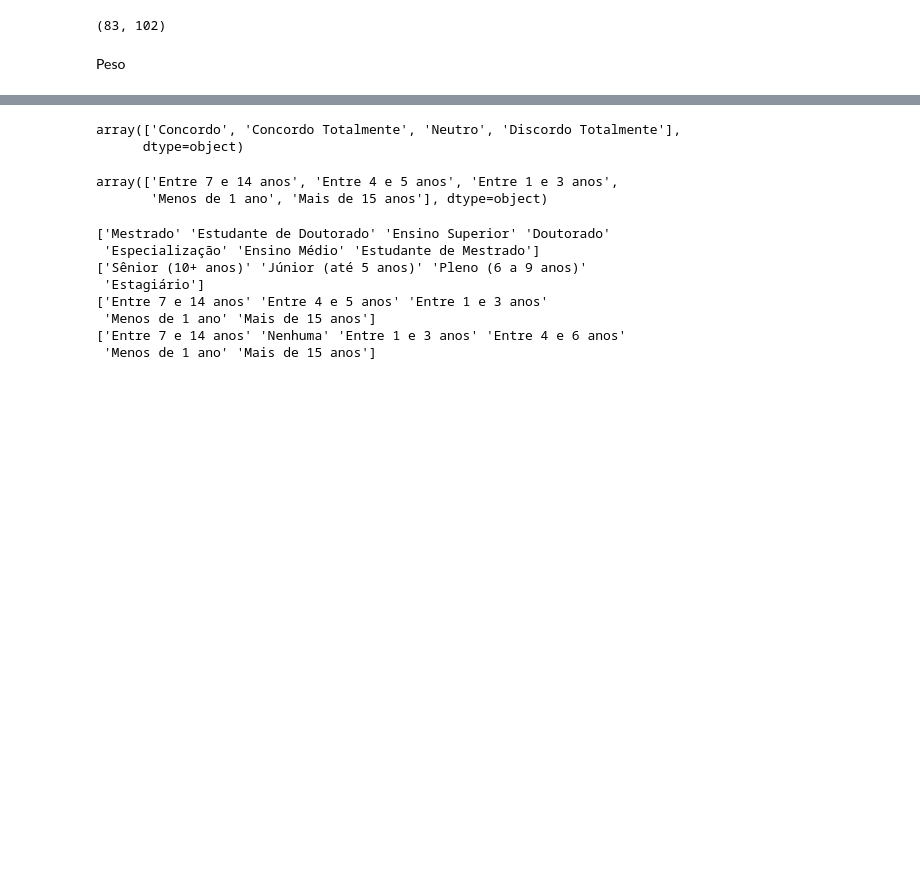
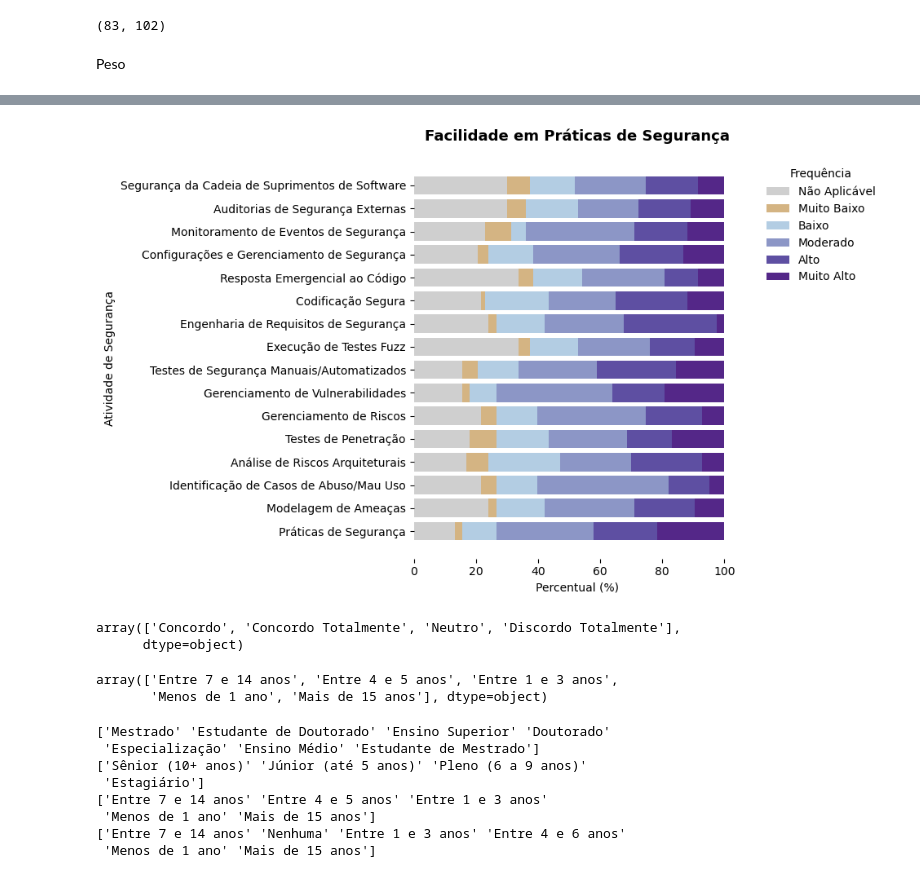
Before and after one commit to reset-ufc/appsec-practices-characterization-survey, a Jupyter notebook: Análise_Facilidade_frequencia_e_eficácia_(COM_PESO).ipynb, the cells around one changed output, grey strips where cells are left out. Drawn from its saved outputs; the diff is of its cells as text; code cells hidden in the pictures; blank space fills up the shorter version.

```diff
--- a/Análise_Facilidade_frequencia_e_eficácia_(COM_PESO).ipynb
+++ b/Análise_Facilidade_frequencia_e_eficácia_(COM_PESO).ipynb
@@ -185,3 +435,7 @@ colunas_essencialidade = ['Qual a sua opinião quanto a frase a seguir aplicada
+# %%
+plot_barras(descricao_facilidade, "Facilidade em Práticas de Segurança")
+# %% [output]
+[figure, added]
 # %%
 df[colunas_essencialidade[0]].unique()
 # %% [output]
```
Also changed, not shown: parts of 27 cells of this notebook.
